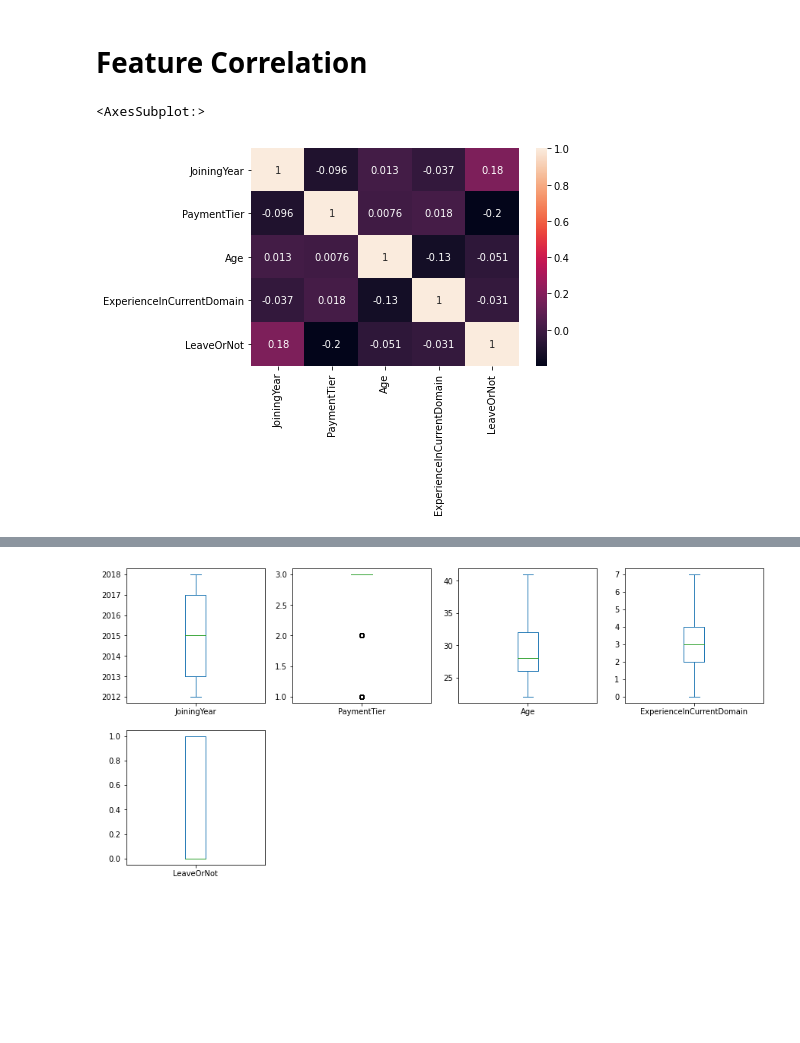
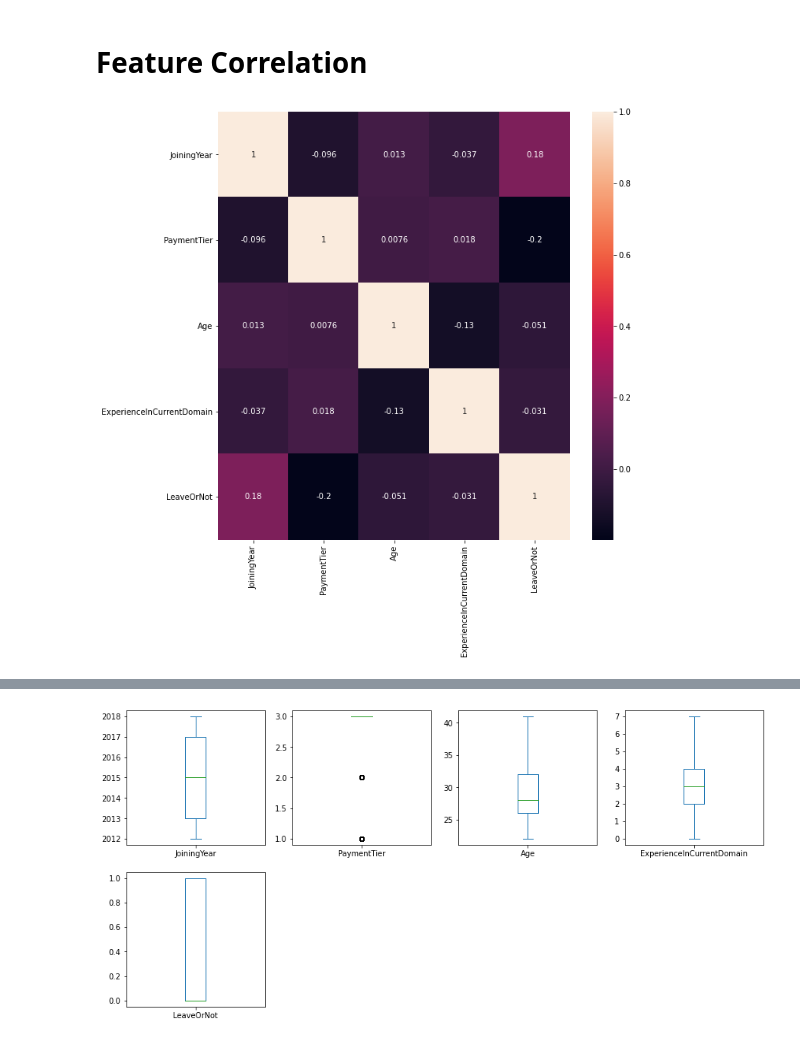
Before and after one commit to BouchetaYoucef/Projet_Employees, a Jupyter notebook: Projet_Employees_EDA.ipynb, the cells around one changed output, grey strips where cells are left out. Drawn from its saved outputs; the diff is of its cells as text; code cells hidden in the pictures; blank space fills up the shorter version.

```diff
--- a/Projet_Employees_EDA.ipynb
+++ b/Projet_Employees_EDA.ipynb
@@ -103,8 +238,8 @@ sns.pairplot(df)
 # Feature Correlation
 # %%
 # permet de savoir s'il y a des correlation entre les valeurs
-sns.heatmap(data.corr(), annot=True)
-# sns.legend()
+plt.figure(figsize=(10,10))
+sns.heatmap(df.corr(), annot=True)
+plt.show()
 # %% [output]
-<AxesSubplot:>
-[figure, old version]
+[figure, new version]
```
Also changed, not shown: parts of 36 cells of this notebook, 7 other files.
